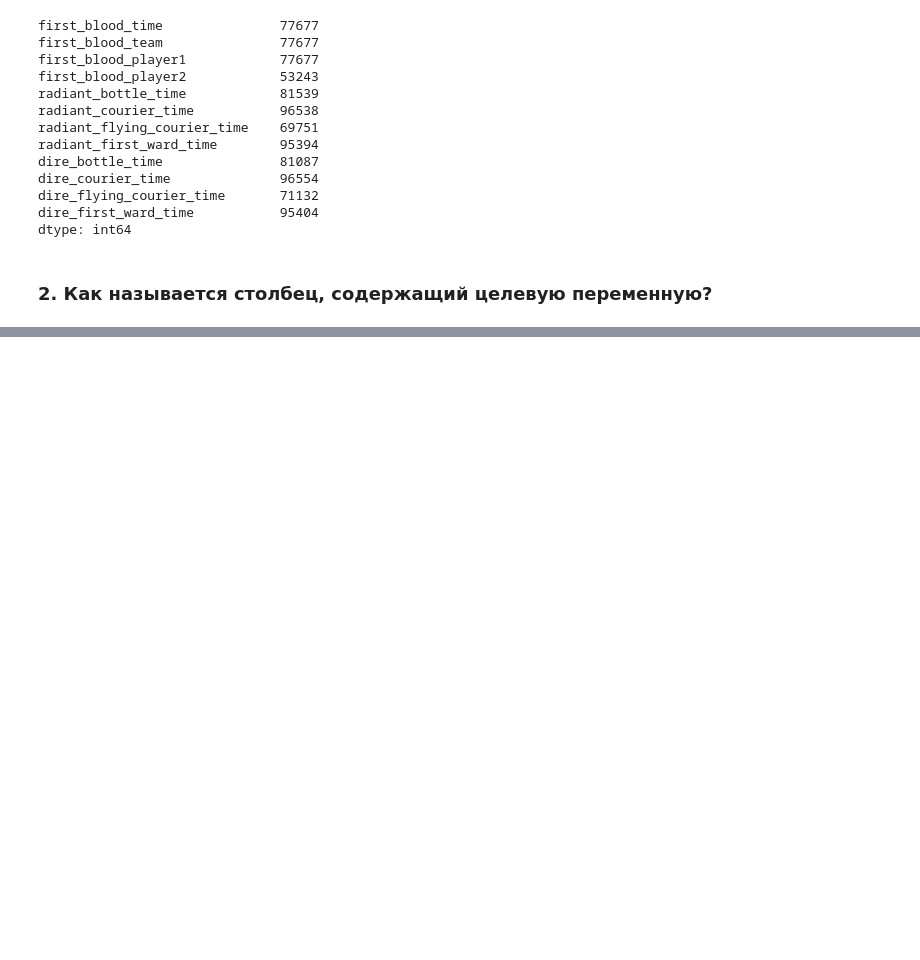
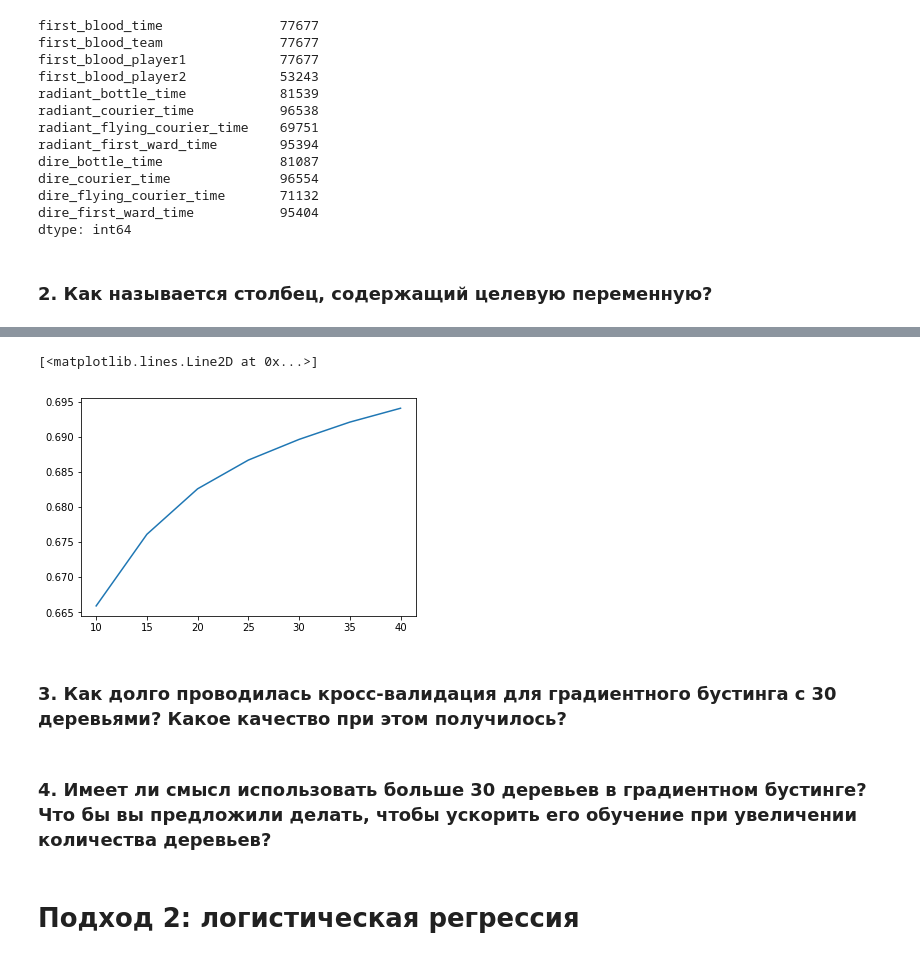
Before and after one commit to dskozlov/coursera, a Jupyter notebook: Introduction to machinelearning/Week 7/Final Task Dota.ipynb, the cells around one changed output, grey strips where cells are left out. Saved outputs shown, nothing was run; the diff lists cells and outputs as text; code cells hidden in the pictures; blank space fills up the shorter version.

```diff
--- a/Introduction to machinelearning/Week 7/Final Task Dota.ipynb
+++ b/Introduction to machinelearning/Week 7/Final Task Dota.ipynb
@@ -66,12 +59,17 @@ y = df['radiant_win']
 # %%
 # Целевая переменная содержится в столбце radiant_win
-# %%
-grad_boosting = GradientBoostingClassifier(n_estimators = 10, random_state = 42)
-folds = KFold(n_splits=5,shuffle=True,random_state=42)
+# %%
+# Перемешаем выборку
+X, y = shuffle(X, y)
 # %%
-start_time = datetime.datetime.now()
+n_estimators = [10,15,20,25,30,35,40]
+results = []
 
-cv = cross_val_score(estimator = grad_boosting,cv = 5,  X = X, y = y, scoring = 'roc_auc')
+for n in n_estimators:
+    grad_boosting = GradientBoostingClassifier(n_estimators = n, random_state = None)
 
-print 'Time elapsed:', datetime.datetime.now() - start_time
+    start_time = datetime.datetime.now()
+    result = cross_val_score(estimator = grad_boosting,cv = 5,  X = X, y = y, scoring = 'roc_auc')
+    results.append([n,result.mean()])
+    print ('Time elapsed:', datetime.datetime.now() - start_time)
 # %% [output]
@@ -97,0 +83,3 @@ df2.head()
+# %%
+res=pd.DataFrame(results, columns=['n_estimators','roc_auc'])
+res
@@ -97,0 +95,7 @@ df2.head()
+# %%
+plt.plot(res['n_estimators'], res['roc_auc'])
+# %% [output]
+[<matplotlib.lines.Line2D at 0x...>]
+[figure, added]
+# %% [markdown]
+### 3. Как долго проводилась кросс-валидация для градиентного бустинга с 30 деревьями? Какое качество при этом получилось?
@@ -97,0 +104,2 @@ df2.head()
+# %% [markdown]
+### 4. Имеет ли смысл использовать больше 30 деревьев в градиентном бустинге? Что бы вы предложили делать, чтобы ускорить его обучение при увеличении количества деревьев?
@@ -97,0 +109,2 @@ df2.head()
+# %% [markdown]
+# Подход 2: логистическая регрессия
```
Also changed, not shown: parts of 33 cells of this notebook, 1 other file.
